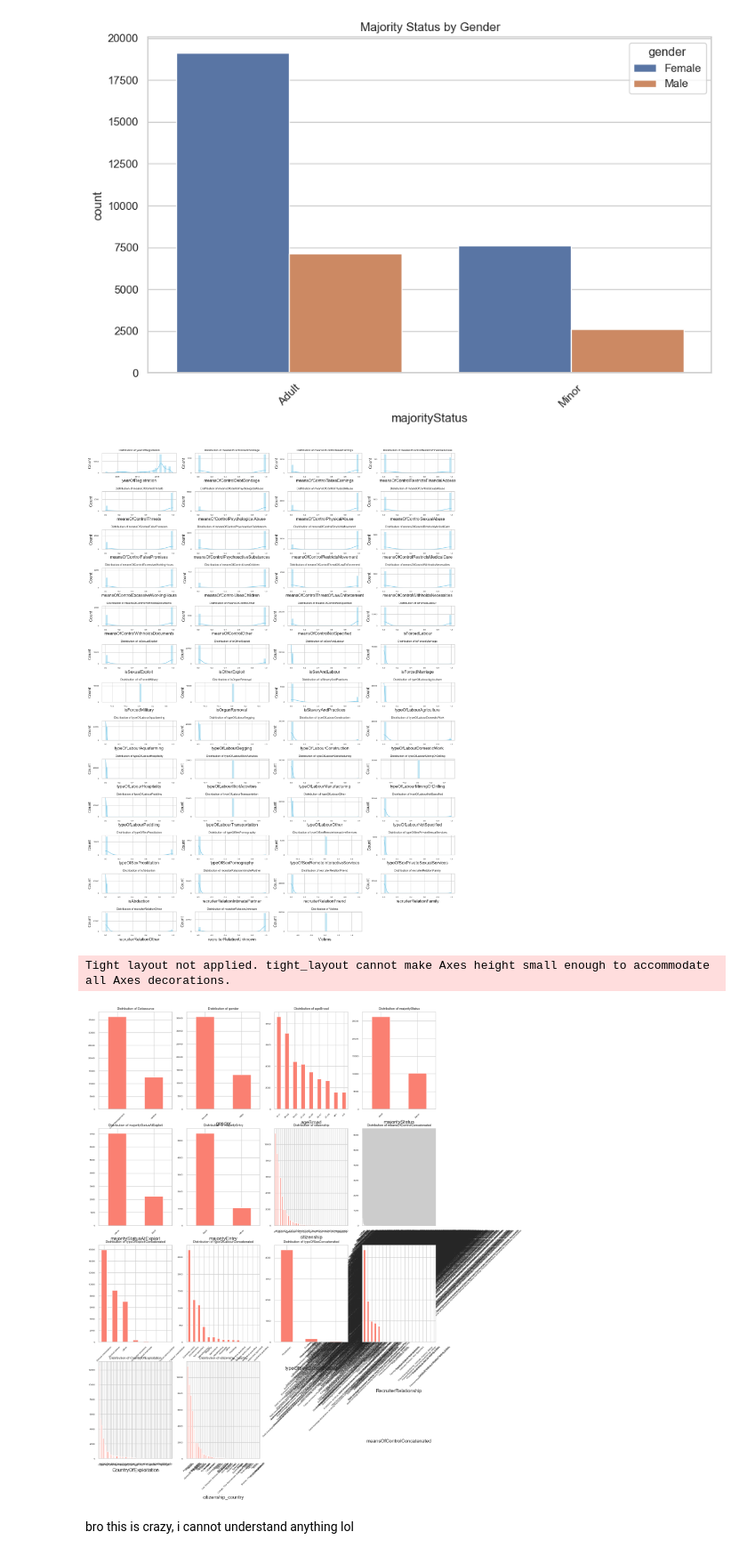
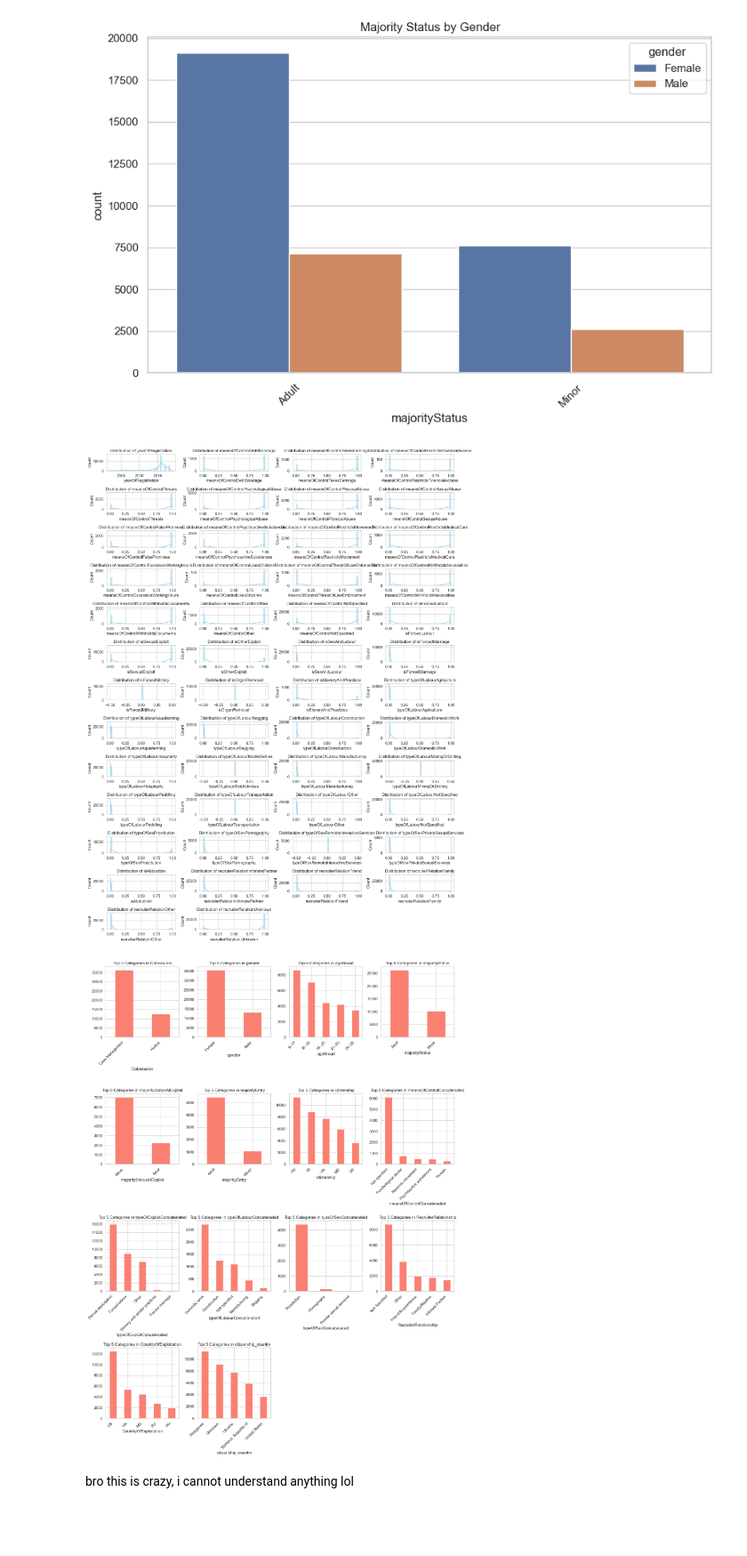
Before and after one commit to BartmossMurphy2077/MLgroupAssignement, a Jupyter notebook: notebook.ipynb, the cells around one changed output. Shown at 89% size. Drawn from its saved outputs; the diff is of its cells as text; code cells hidden in the pictures; blank space fills up the shorter version.

Commit message:
fixed the crazy graphs

```diff
--- a/notebook.ipynb
+++ b/notebook.ipynb
@@ -191,37 +192,51 @@ fig.show()
 # %%
 # Set up a grid of subplots to accommodate all features
 num_columns = df.select_dtypes(include=['float64', 'int64']).columns
 cat_columns = df.select_dtypes(include=['object']).columns
 
 # Set up the plot for numerical features
 plt.figure(figsize=(15, 20))
 
 # Plot distributions for numeric features
 for i, column in enumerate(num_columns):
     plt.subplot(len(num_columns) // 4 + 1, 4, i+1)
     sns.histplot(df[column].dropna(), kde=True, bins=30, color="skyblue")
     plt.title(f'Distribution of {column}')
 
 # Apply tight layout after all numerical plots are created
 plt.tight_layout()
 plt.show()
 
 # Set up the plot for categorical features
 plt.figure(figsize=(15, 20))
 
 # Plot distributions for categorical features
 for i, column in enumerate(cat_columns):
     plt.subplot(len(cat_columns) // 4 + 1, 4, i+1)
-    df[column].value_counts().plot(kind='bar', color="salmon")
-    plt.title(f'Distribution of {column}')
+
+    # Get top 5 values and their counts
+    top_5 = df[column].value_counts().nlargest(5)
+
+    # Create bar plot
+    ax = top_5.plot(kind='bar', color="salmon")
+    plt.title(f'Top 5 Categories in {column}')
+
+    # Rotate x-axis labels for better readability
+    plt.xticks(rotation=45, ha='right')
+
+    # Adjust subplot to make room for labels
+    plt.subplots_adjust(bottom=0.3)
 
 # Apply tight layout after all categorical plots are created
 plt.tight_layout()
+
+# Adjust spacing between subplots
+plt.subplots_adjust(hspace=0.8)
+
 plt.show()
 # %% [output]
-[figure, old version]
+[figure, new version]
-Tight layout not applied. tight_layout cannot make Axes height small enough to accommodate all Axes decorations.
-[figure, old version]
+[figure, new version]
 # %% [markdown]
 bro this is crazy, i cannot understand anything lol
 # %%
```
Also changed, not shown: parts of 1 cell of this notebook.
